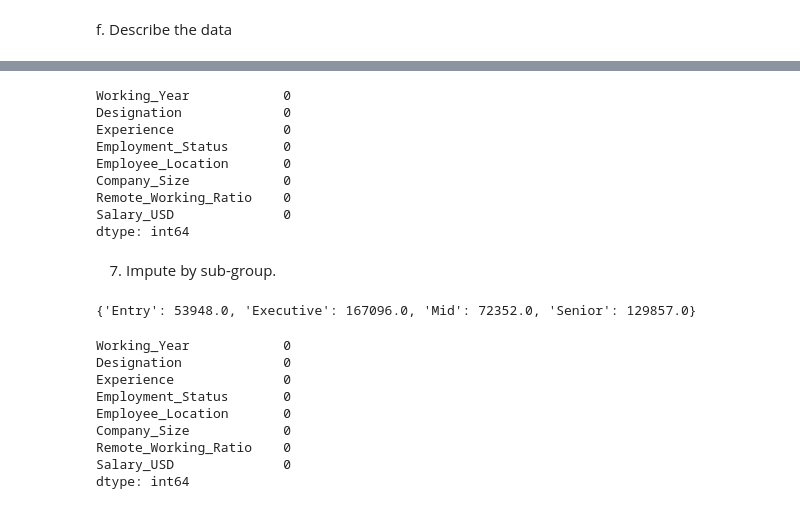
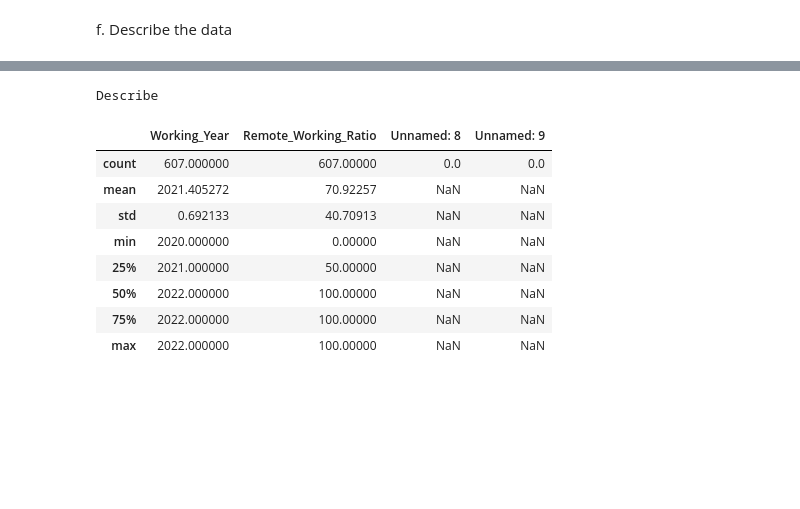
Before and after one commit to ienoiaa/ienoia, a Jupyter notebook: Calvario.ipynb, the cells around one changed output, grey strips where cells are left out. Drawn from its saved outputs; the diff is of its cells as text; code cells hidden in the pictures; blank space fills up the shorter version.

```diff
--- a/Calvario.ipynb
+++ b/Calvario.ipynb
@@ -163,19 +83,0 @@ for col in cols_missing_values[:-1]:
-# %%
-print(sal.isna().sum())
-# %% [output]
-Working_Year            0
-Designation             0
-Experience              0
-Employment_Status       0
-Employee_Location       0
-Company_Size            0
-Remote_Working_Ratio    0
-Salary_USD              0
-dtype: int64
-# %% [markdown]
-7. Impute by sub-group.
-# %%
-sal_dict = sal.groupby("Experience")["Salary_USD"].median().to_dict()
-print(sal_dict)
-# %% [output]
-{'Entry': 53948.0, 'Executive': 167096.0, 'Mid': 72352.0, 'Senior': 129857.0}
@@ -184,12 +84,14 @@ sal["Salary_USD"] = sal["Salary_USD"].fillna(sal["Experience"].map(sal_dict))
-# %%
-print(sal.isna().sum())
-# %% [output]
-Working_Year            0
-Designation             0
-Experience              0
-Employment_Status       0
-Employee_Location       0
-Company_Size            0
-Remote_Working_Ratio    0
-Salary_USD              0
-dtype: int64
+# %%
+print("Describe")
+dssc.describe()
+# %% [output]
+Describe
+|  | Working_Year | Remote_Working_Ratio | Unnamed: 8 | Unnamed: 9 |
+| count | 607.000000 | 607.00000 | 0.0 | 0.0 |
+| mean | 2021.405272 | 70.92257 | NaN | NaN |
+| std | 0.692133 | 40.70913 | NaN | NaN |
+| min | 2020.000000 | 0.00000 | NaN | NaN |
+| 25% | 2021.000000 | 50.00000 | NaN | NaN |
+| 50% | 2022.000000 | 100.00000 | NaN | NaN |
+| 75% | 2022.000000 | 100.00000 | NaN | NaN |
+| max | 2022.000000 | 100.00000 | NaN | NaN |
```
Also changed, not shown: parts of 48 cells of this notebook.
